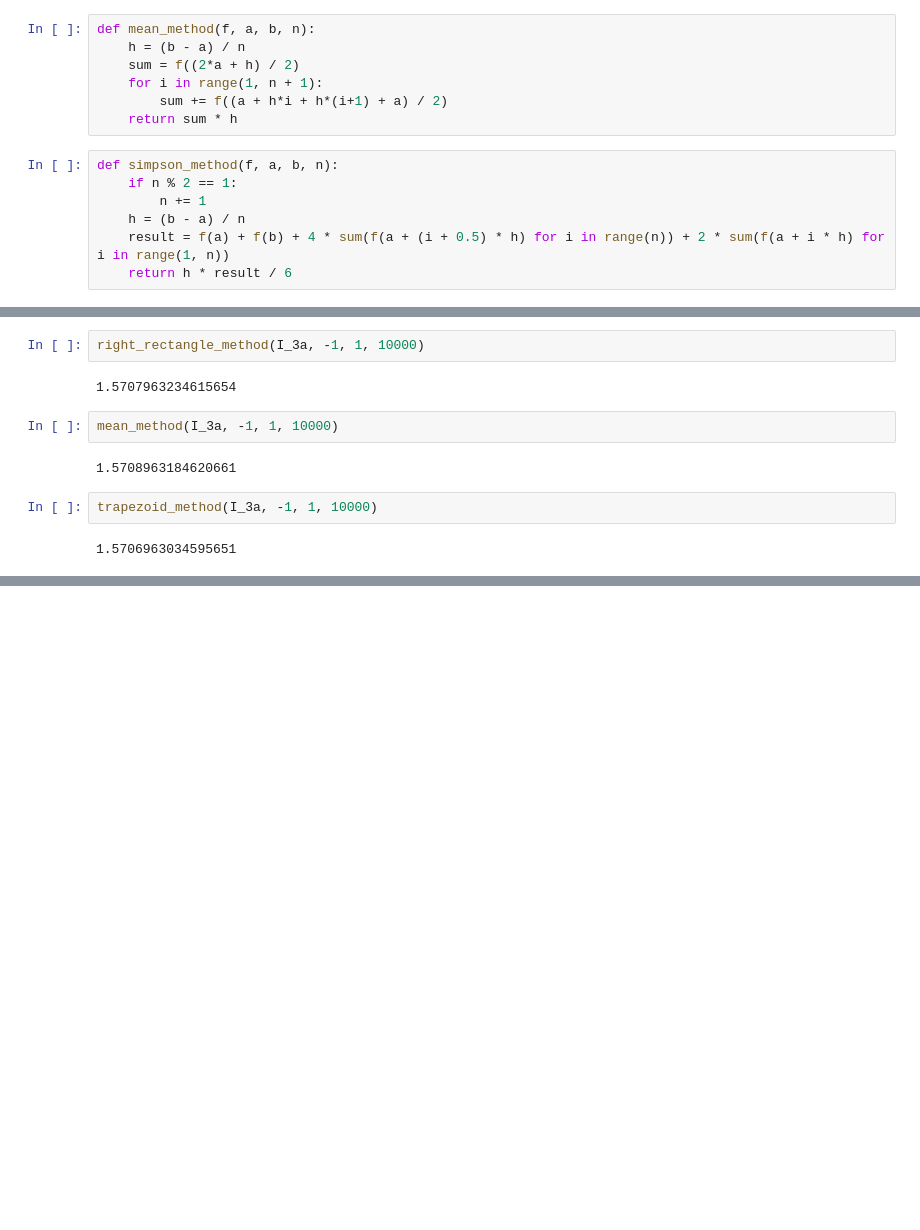
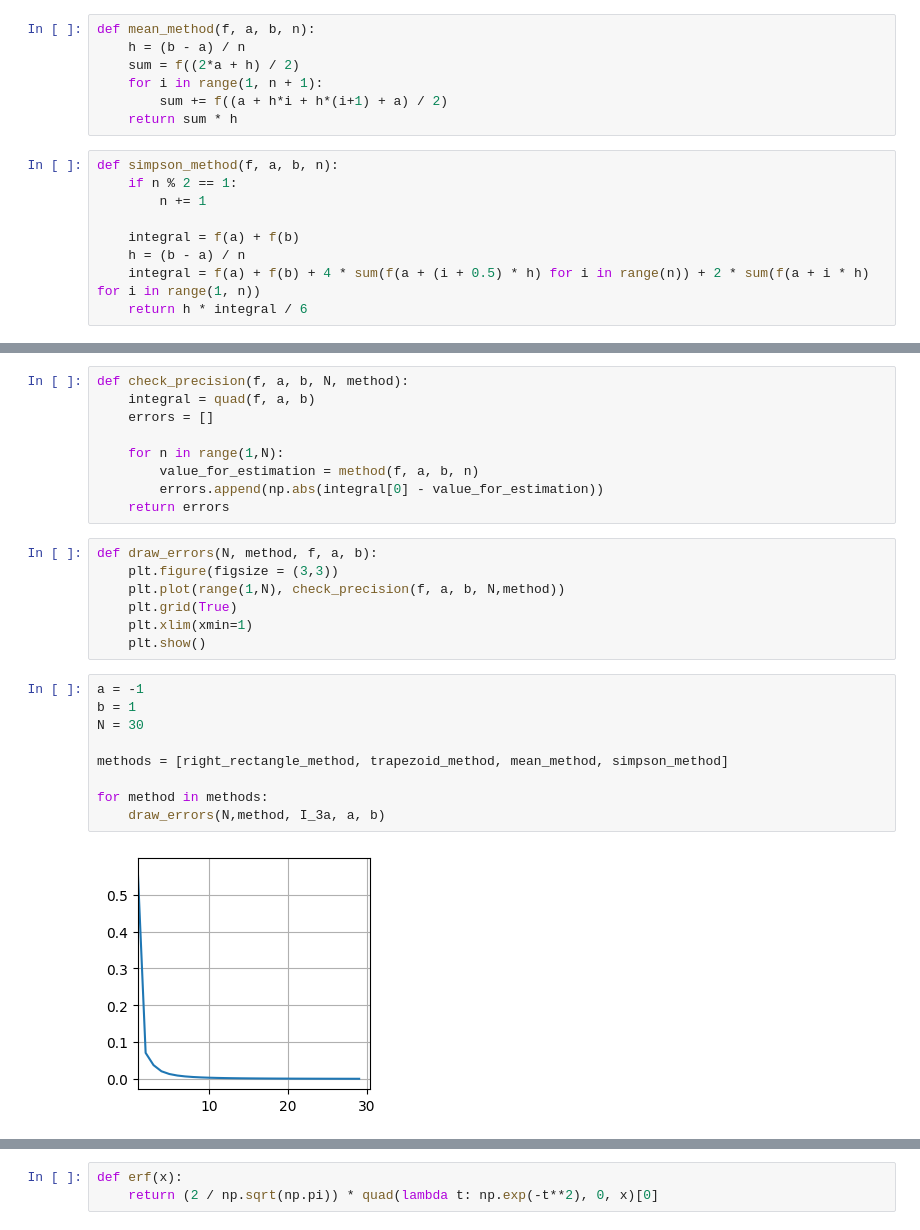
Before and after one commit to NekryachAlex/Fundamentals_of_computational_physics, a Jupyter notebook: Task3/Tasks3.ipynb, the cells around one changed output, grey strips where cells are left out. Drawn from its saved outputs; the diff is of its cells as text; blank space fills up the shorter version.

```diff
--- a/Task3/Tasks3.ipynb
+++ b/Task3/Tasks3.ipynb
@@ -38,6 +38,8 @@ def mean_method(f, a, b, n):
 def simpson_method(f, a, b, n):
     if n % 2 == 1:
         n += 1
+
+    integral = f(a) + f(b)
     h = (b - a) / n
-    result = f(a) + f(b) + 4 * sum(f(a + (i + 0.5) * h) for i in range(n)) + 2 * sum(f(a + i * h) for i in range(1, n))
-    return h * result / 6
+    integral = f(a) + f(b) + 4 * sum(f(a + (i + 0.5) * h) for i in range(n)) + 2 * sum(f(a + i * h) for i in range(1, n))
+    return h * integral / 6
@@ -48,12 +46,27 @@ left_rectangle_method(I_3a, -1, 1, 10000)
-# %%
-right_rectangle_method(I_3a, -1, 1, 10000)
-# %% [output]
-1.5707963234615654
-# %%
-mean_method(I_3a, -1, 1, 10000)
-# %% [output]
-1.5708963184620661
-# %%
-trapezoid_method(I_3a, -1, 1, 10000)
-# %% [output]
-1.5706963034595651
+# %%
+def check_precision(f, a, b, N, method):
+    integral = quad(f, a, b)
+    errors = []
+
+    for n in range(1,N):
+        value_for_estimation = method(f, a, b, n)
+        errors.append(np.abs(integral[0] - value_for_estimation))
+    return errors
+# %%
+def draw_errors(N, method, f, a, b):
+    plt.figure(figsize = (3,3))
+    plt.plot(range(1,N), check_precision(f, a, b, N,method))
+    plt.grid(True)
+    plt.xlim(xmin=1)
+    plt.show()
+# %%
+a = -1
+b = 1
+N = 30
+
+methods = [right_rectangle_method, trapezoid_method, mean_method, simpson_method]
+
+for method in methods:
+    draw_errors(N,method, I_3a, a, b)
+# %% [output]
+[figure, added]
@@ -59,0 +76,3 @@ trapezoid_method(I_3a, -1, 1, 10000)
+# %%
+def erf(x):
+    return (2 / np.sqrt(np.pi)) * quad(lambda t: np.exp(-t**2), 0, x)[0]
```
Also changed, not shown: parts of 11 cells of this notebook.
